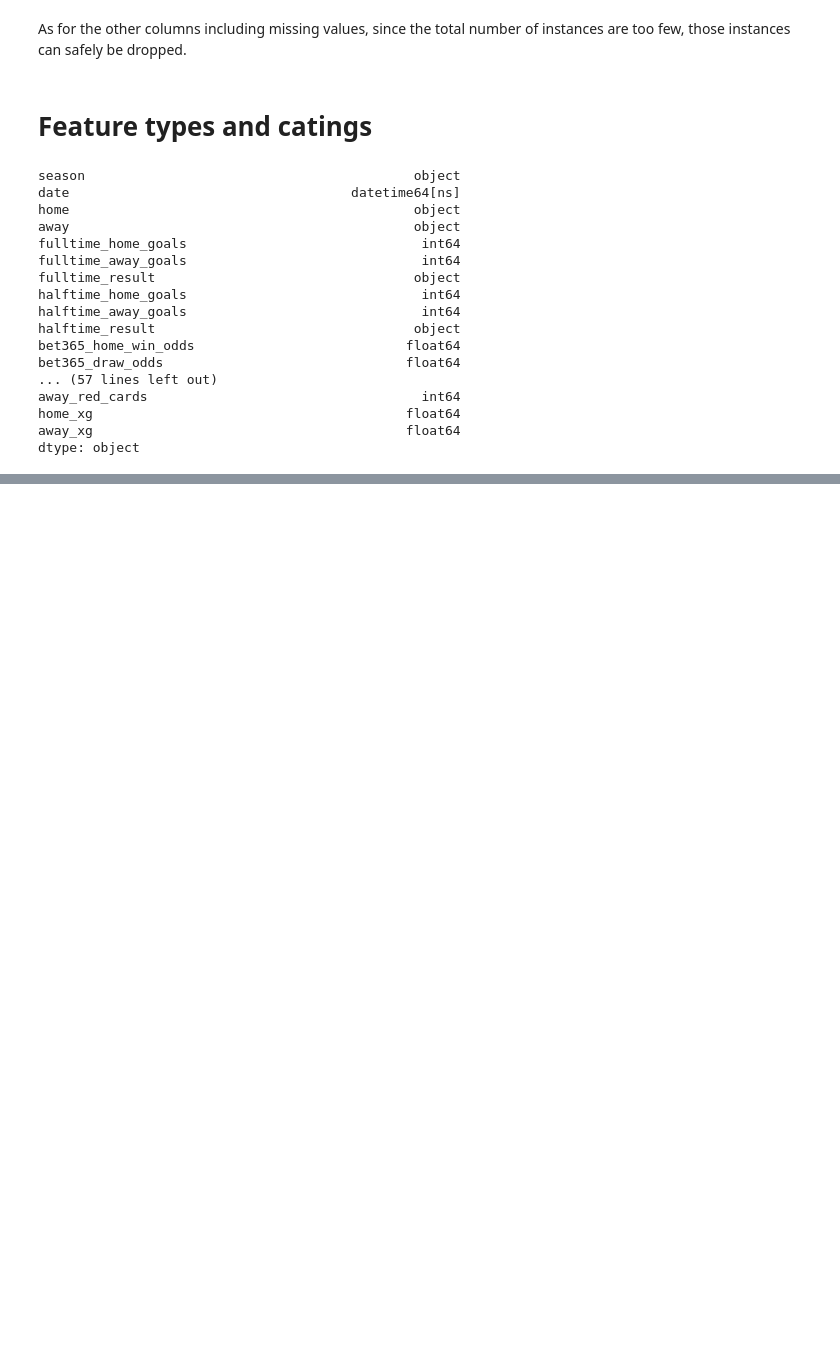
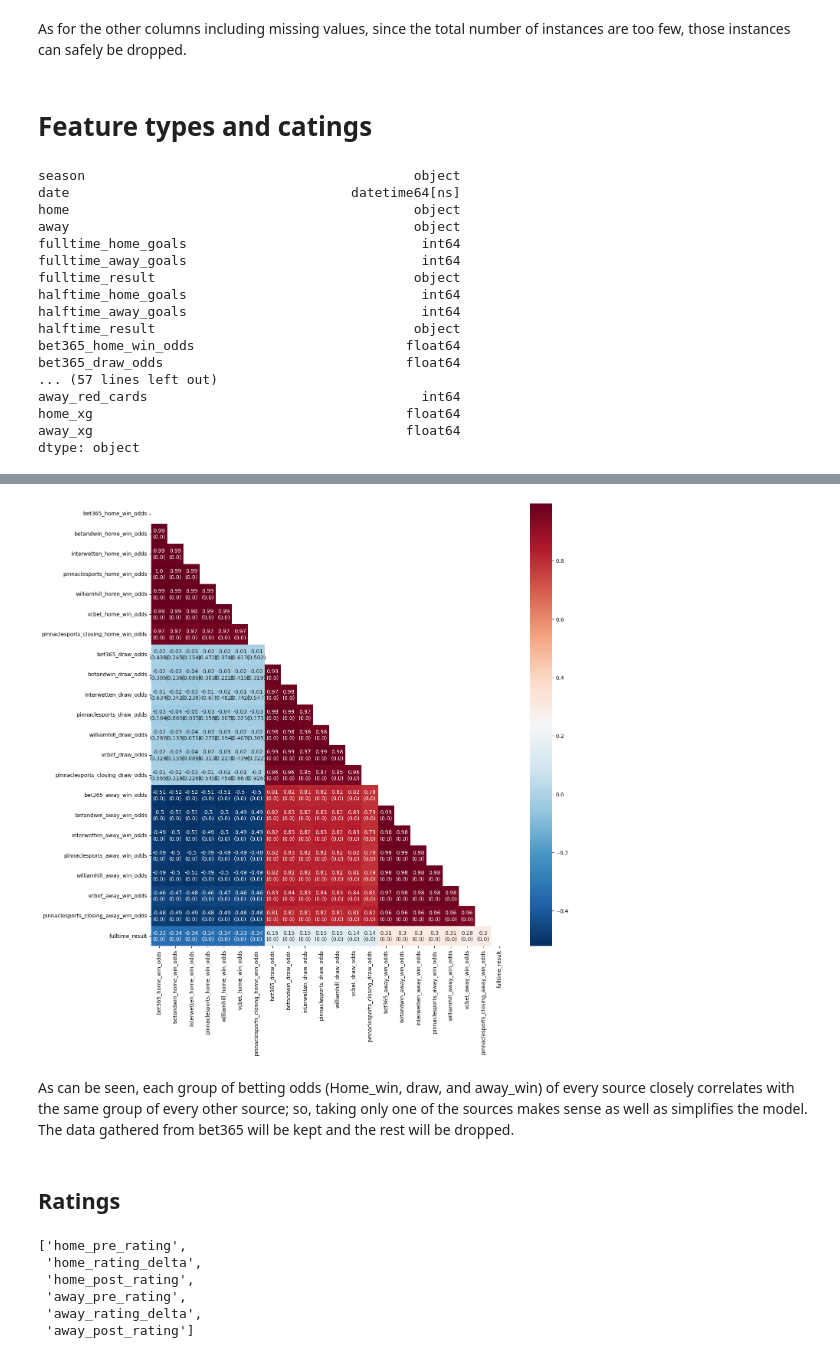
Before and after one commit to babakmahmoudian/la_liga, a Jupyter notebook: 01_data_preprocessing.ipynb, the cells around one changed output, grey strips where cells are left out. Saved outputs shown, nothing was run; the diff lists cells and outputs as text; code cells hidden in the pictures; blank space fills up the shorter version.

```diff
--- a/01_data_preprocessing.ipynb
+++ b/01_data_preprocessing.ipynb
@@ -76,14 +143 @@ dtype: object
 The betting features as well as the expected goal metrics are by nature decimal numbers; other than those, the rest of the numerical features should be cast to integer type.
-# %%
-df['home_rating_delta'] = df['home_rating_delta'].astype('int')
-df['home_post_rating'] = df['home_post_rating'].astype('int')
-df['away_rating_delta'] = df['away_rating_delta'].astype('int')
-df['away_post_rating'] = df['away_post_rating'].astype('int')
-df['home_possession'] = df['home_possession'].astype('int')
-df['away_possession'] = df['away_possession'].astype('int')
-df['home_passing_percent'] = df['home_passing_percent'].astype('int')
-df['away_passing_percent'] = df['away_passing_percent'].astype('int')
-df['home_tackles_percent'] = df['home_tackles_percent'].astype('int')
-df['away_tackles_percent'] = df['away_tackles_percent'].astype('int')
-df['home_aerial_duels'] = df['home_aerial_duels'].astype('int')
-df['away_aerial_duels'] = df['away_aerial_duels'].astype('int')
@@ -89,0 +172,6 @@ df['away_aerial_duels'] = df['away_aerial_duels'].astype('int')
+# %%
+betting_cols = [col
+                for term in ['home_win_odds', 'draw_odds', 'away_win_odds']
+                for col in df.columns if term in col]
+
+betting_cols
@@ -89,0 +196,28 @@ df['away_aerial_duels'] = df['away_aerial_duels'].astype('int')
+# %%
+from scipy.stats import pearsonr
+
+# Moving the team_1_result feature to the last
+plot_df = df[
+    betting_cols + ['fulltime_result']]
+
+# Preparing the correlation matrix
+corr = plot_df.corr(numeric_only=True)
+# Calculating the p-values
+pval = (plot_df.corr(
+    numeric_only=True,
+    method=lambda x, y: pearsonr(x, y)[1]) - np.eye(*corr.shape))
+# Preparing a table of correlations and p-values together
+corr_pval = corr.round(2).astype(str) + '\n(' + pval.round(3).astype(str) + ')'
+
+# Plotting the correlation matrix and annotating it with the generated table
+plt.figure(figsize=(15,15))
+hm = sns.heatmap(data=corr,
+                 annot=corr_pval,
+                 fmt = '',
+                 cmap='RdBu_r',
+                 mask=np.triu(corr))
+# %% [output]
+[figure, added]
+# %% [markdown]
+As can be seen, each group of betting odds (Home_win, draw, and away_win) of every source closely correlates with the same group of every other source; so, taking only one of the sources makes sense as well as simplifies the model.<br>
+The data gathered from bet365 will be kept and the rest will be dropped.
@@ -89,0 +229,13 @@ df['away_aerial_duels'] = df['away_aerial_duels'].astype('int')
+# %% [markdown]
+## Ratings
+# %%
+rating_cols = [col for col in df.columns if 'rating' in col]
+
+rating_cols
+# %% [output]
+['home_pre_rating',
+ 'home_rating_delta',
+ 'home_post_rating',
+ 'away_pre_rating',
+ 'away_rating_delta',
+ 'away_post_rating']
```
Also changed, not shown: parts of 28 cells of this notebook, 2 other files.
